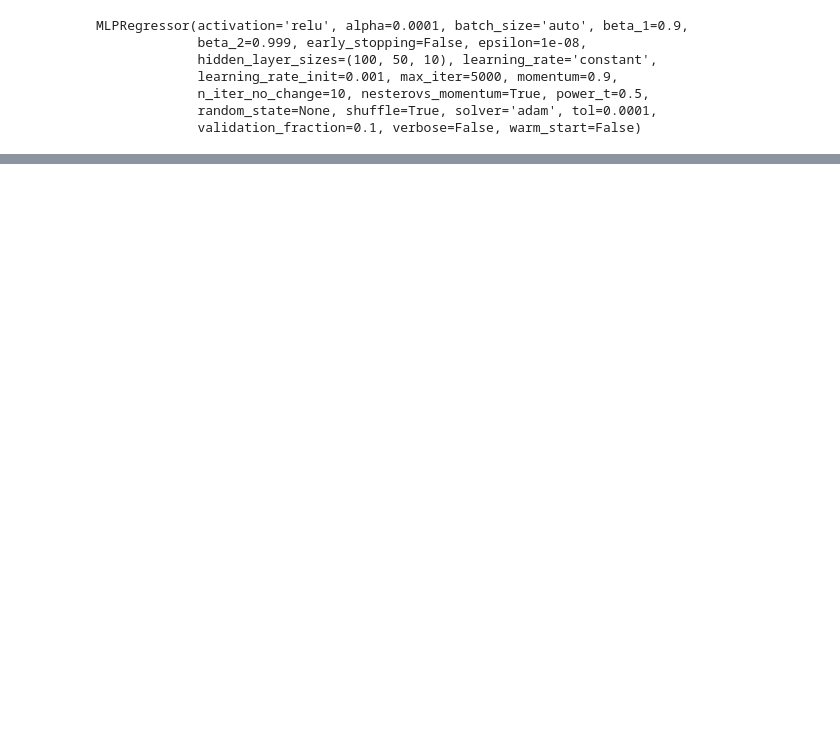
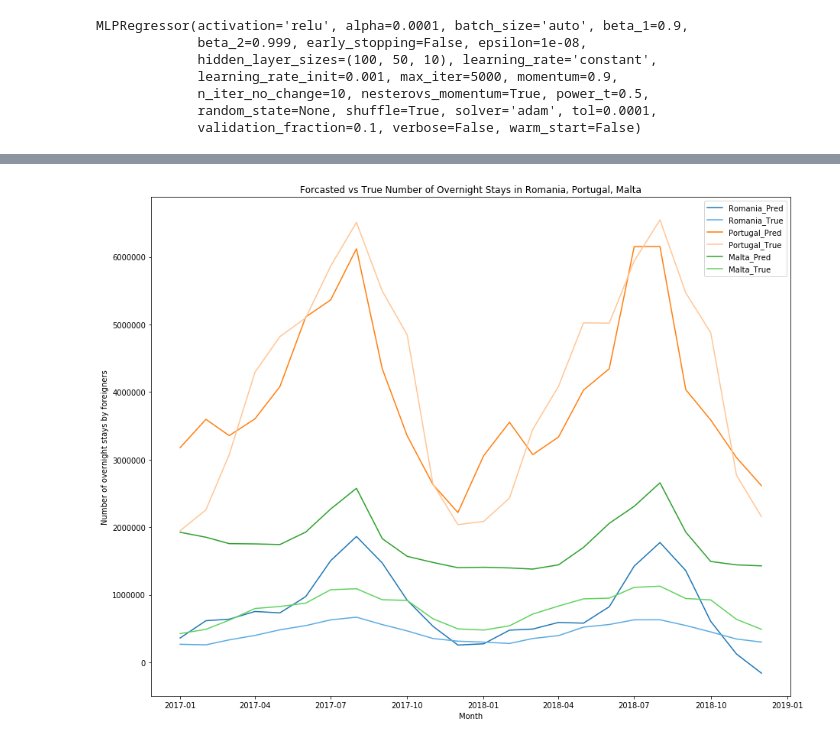
Before and after one commit to mikecai011/ADA-Project, a Jupyter notebook: data_manager/prediction_attempt.ipynb, the cells around one changed output, grey strips where cells are left out. Cells and saved outputs as stored; diff of their text form; code cells hidden in the pictures; blank space fills up the shorter version.

```diff
--- a/data_manager/prediction_attempt.ipynb
+++ b/data_manager/prediction_attempt.ipynb
@@ -444,3 +468,7 @@ plt.show()
+# %%
+plot_prediction_results_by_country(["Romania", "Portugal", "Malta"], figsize=(15, 12))
+# %% [output]
+[figure, added]
 # %%
 from feature_selection import get_features_by_score, forwards_recursive_feature_selection
 from feature_selection import FeatureScoringFunctions, ModelScoringFunctions
```
Also changed, not shown: parts of 25 cells of this notebook, 11 other files.
